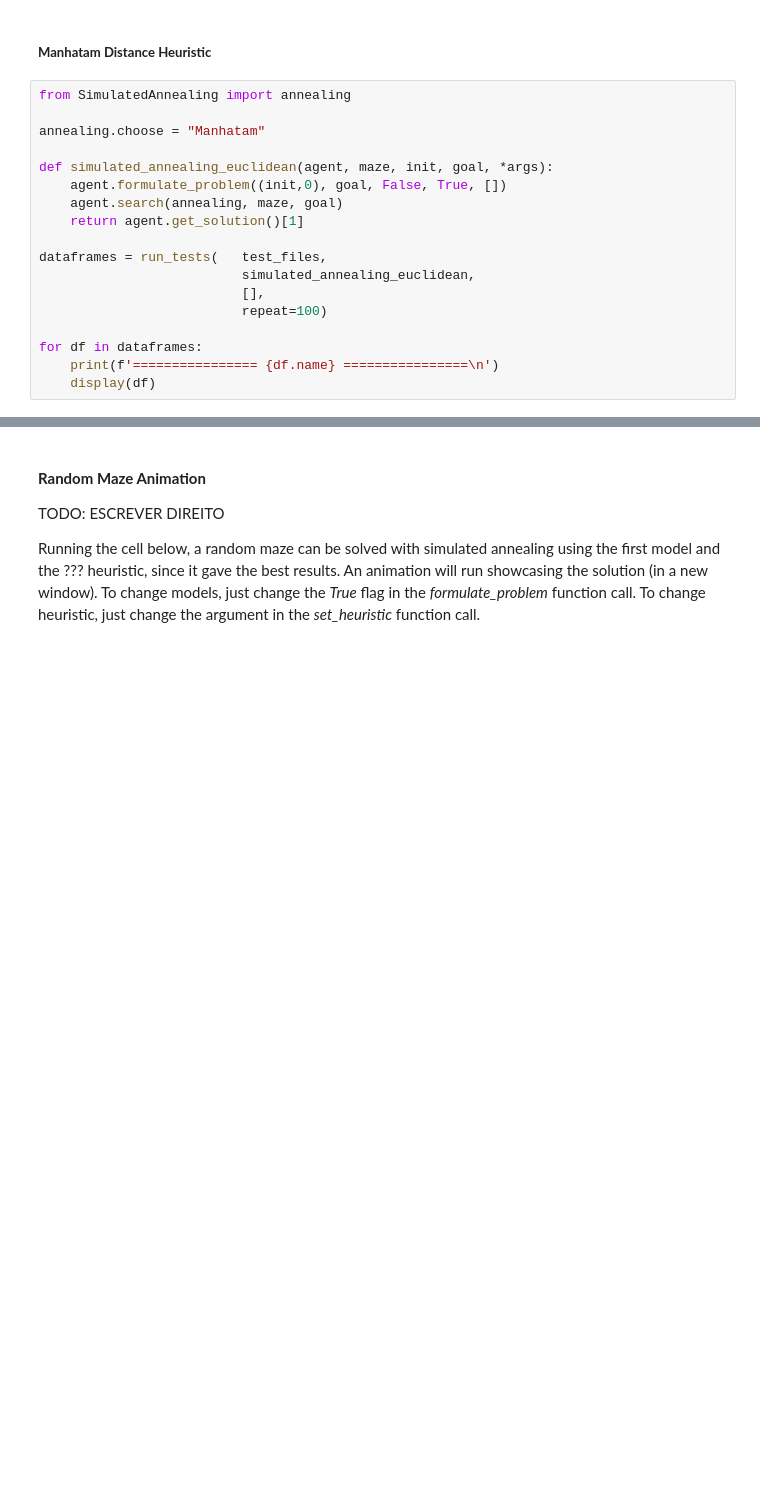
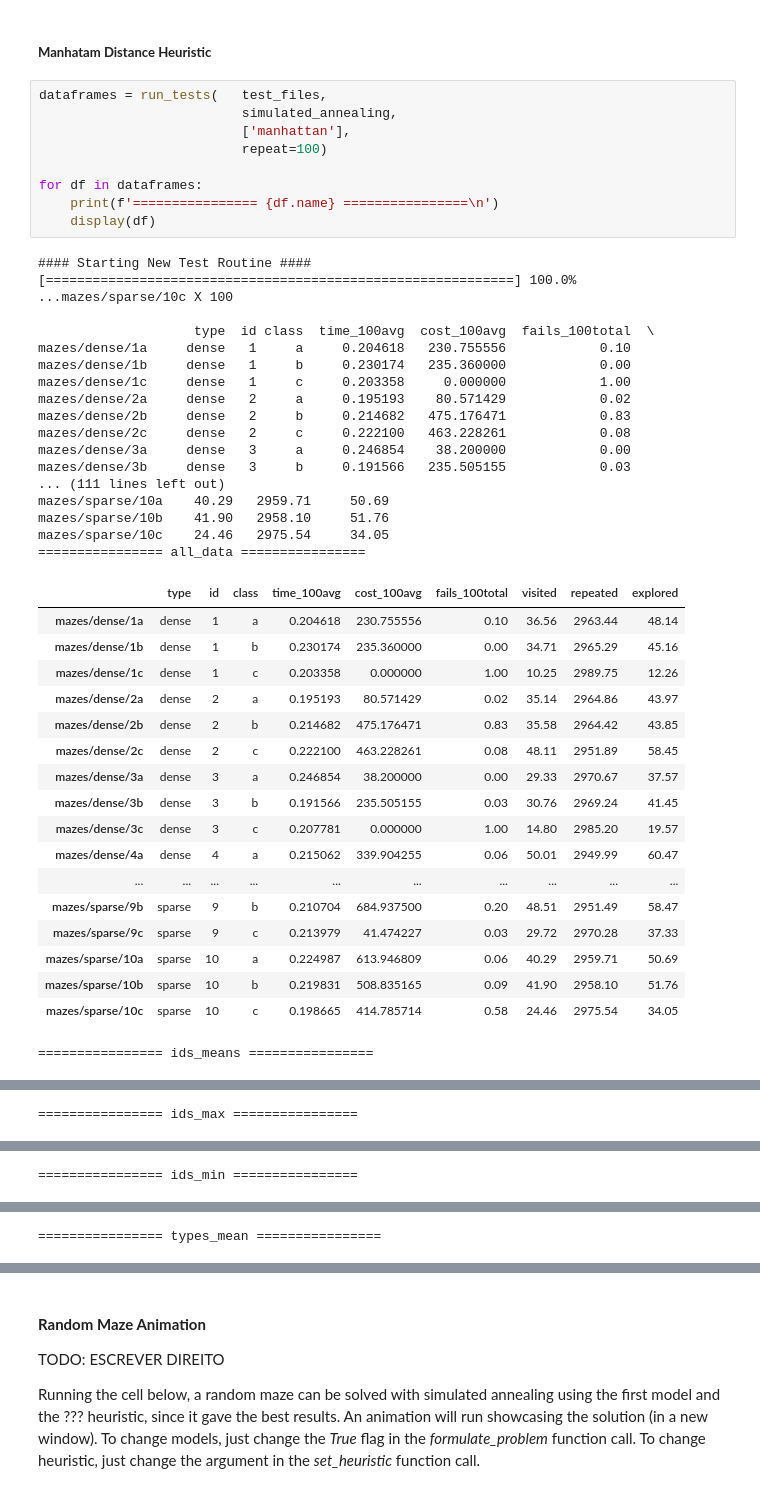
Before and after one commit to VFerrari/IntroductionToAI, a Jupyter notebook: project1.ipynb, the cells around one changed output, grey strips where cells are left out. Drawn from its saved outputs; the diff is of its cells as text; blank space fills up the shorter version.

```diff
--- a/project1.ipynb
+++ b/project1.ipynb
@@ -1510,20 +1787,47 @@ for df in dataframes:
 # %% [markdown]
 ##### **Manhatam Distance Heuristic**
 # %%
-from SimulatedAnnealing import annealing
-
-annealing.choose = "Manhatam"
-
-def simulated_annealing_euclidean(agent, maze, init, goal, *args):
-    agent.formulate_problem((init,0), goal, False, True, [])
-    agent.search(annealing, maze, goal)
-    return agent.get_solution()[1]
-
 dataframes = run_tests(   test_files,
-                          simulated_annealing_euclidean,
-                          [],
+                          simulated_annealing,
+                          ['manhattan'],
                           repeat=100)
 
 for df in dataframes:
     print(f'================ {df.name} ================\n')
     display(df)
+# %% [output]
+#### Starting New Test Routine ####
+[============================================================] 100.0% ...mazes/sparse/10c X 100
+
+                    type  id class  time_100avg  cost_100avg  fails_100total  \
+mazes/dense/1a     dense   1     a     0.204618   230.755556            0.10
+mazes/dense/1b     dense   1     b     0.230174   235.360000            0.00
+mazes/dense/1c     dense   1     c     0.203358     0.000000            1.00
+mazes/dense/2a     dense   2     a     0.195193    80.571429            0.02
+mazes/dense/2b     dense   2     b     0.214682   475.176471            0.83
+mazes/dense/2c     dense   2     c     0.222100   463.228261            0.08
+mazes/dense/3a     dense   3     a     0.246854    38.200000            0.00
+mazes/dense/3b     dense   3     b     0.191566   235.505155            0.03
+... (111 lines left out)
+mazes/sparse/10a    40.29   2959.71     50.69
+mazes/sparse/10b    41.90   2958.10     51.76
+mazes/sparse/10c    24.46   2975.54     34.05
+================ all_data ================
+|  | type | id | class | time_100avg | cost_100avg | fails_100total | visited | repeated | explored |
+| mazes/dense/1a | dense | 1 | a | 0.204618 | 230.755556 | 0.10 | 36.56 | 2963.44 | 48.14 |
+| mazes/dense/1b | dense | 1 | b | 0.230174 | 235.360000 | 0.00 | 34.71 | 2965.29 | 45.16 |
+| mazes/dense/1c | dense | 1 | c | 0.203358 | 0.000000 | 1.00 | 10.25 | 2989.75 | 12.26 |
+| mazes/dense/2a | dense | 2 | a | 0.195193 | 80.571429 | 0.02 | 35.14 | 2964.86 | 43.97 |
+| mazes/dense/2b | dense | 2 | b | 0.214682 | 475.176471 | 0.83 | 35.58 | 2964.42 | 43.85 |
+| mazes/dense/2c | dense | 2 | c | 0.222100 | 463.228261 | 0.08 | 48.11 | 2951.89 | 58.45 |
+| mazes/dense/3a | dense | 3 | a | 0.246854 | 38.200000 | 0.00 | 29.33 | 2970.67 | 37.57 |
+| mazes/dense/3b | dense | 3 | b | 0.191566 | 235.505155 | 0.03 | 30.76 | 2969.24 | 41.45 |
+| mazes/dense/3c | dense | 3 | c | 0.207781 | 0.000000 | 1.00 | 14.80 | 2985.20 | 19.57 |
+| mazes/dense/4a | dense | 4 | a | 0.215062 | 339.904255 | 0.06 | 50.01 | 2949.99 | 60.47 |
+| ... | ... | ... | ... | ... | ... | ... | ... | ... | ... |
+| mazes/sparse/9b | sparse | 9 | b | 0.210704 | 684.937500 | 0.20 | 48.51 | 2951.49 | 58.47 |
+| mazes/sparse/9c | sparse | 9 | c | 0.213979 | 41.474227 | 0.03 | 29.72 | 2970.28 | 37.33 |
+| mazes/sparse/10a | sparse | 10 | a | 0.224987 | 613.946809 | 0.06 | 40.29 | 2959.71 | 50.69 |
+| mazes/sparse/10b | sparse | 10 | b | 0.219831 | 508.835165 | 0.09 | 41.90 | 2958.10 | 51.76 |
+| mazes/sparse/10c | sparse | 10 | c | 0.198665 | 414.785714 | 0.58 | 24.46 | 2975.54 | 34.05 |
+================ ids_means ================
@@ -1529,0 +1852 @@ for df in dataframes:
+================ ids_max ================
@@ -1529,0 +1871 @@ for df in dataframes:
+================ ids_min ================
@@ -1529,0 +1890 @@ for df in dataframes:
+================ types_mean ================
```
Also changed, not shown: parts of 19 cells of this notebook, 21 other files.
